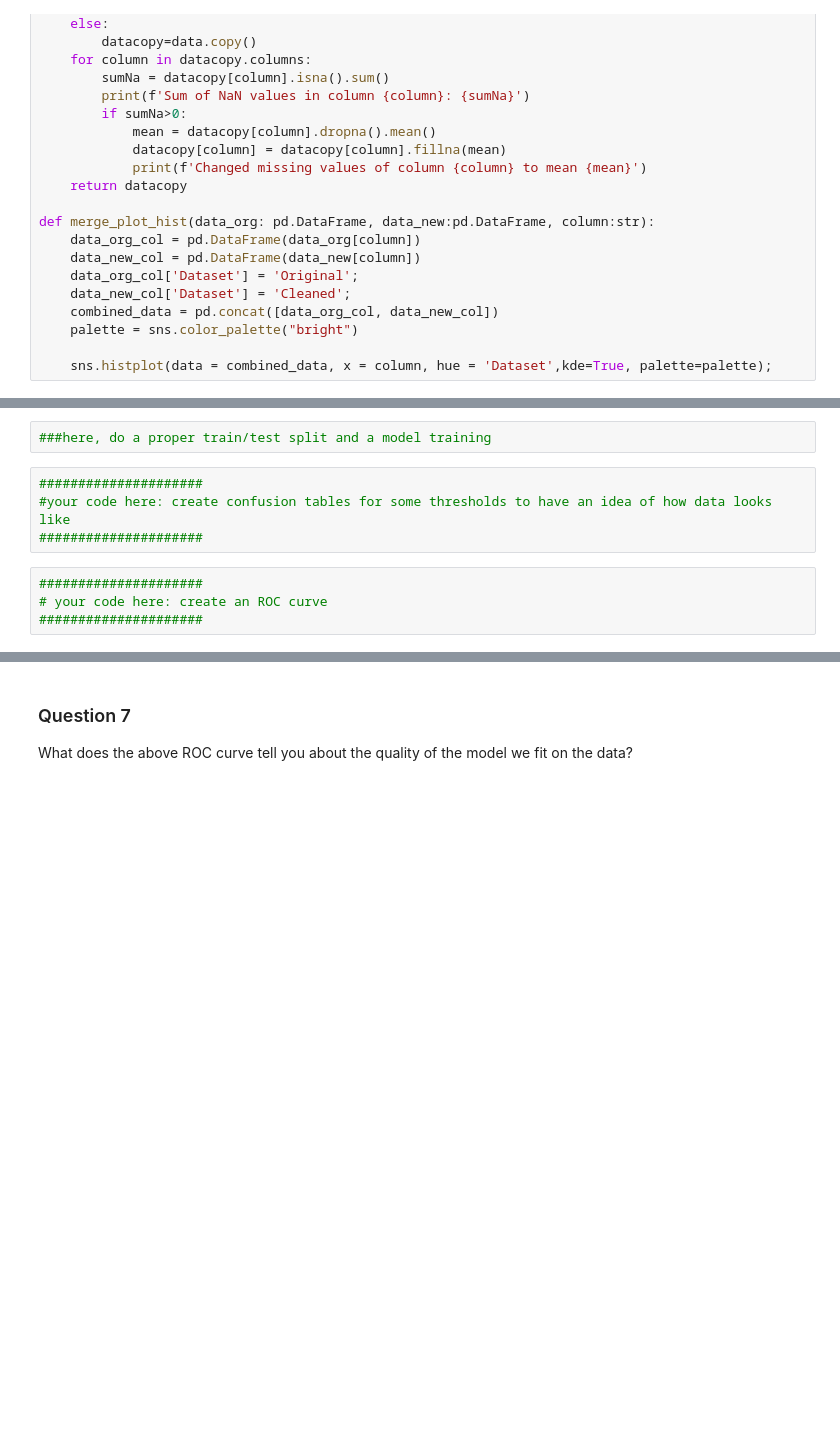
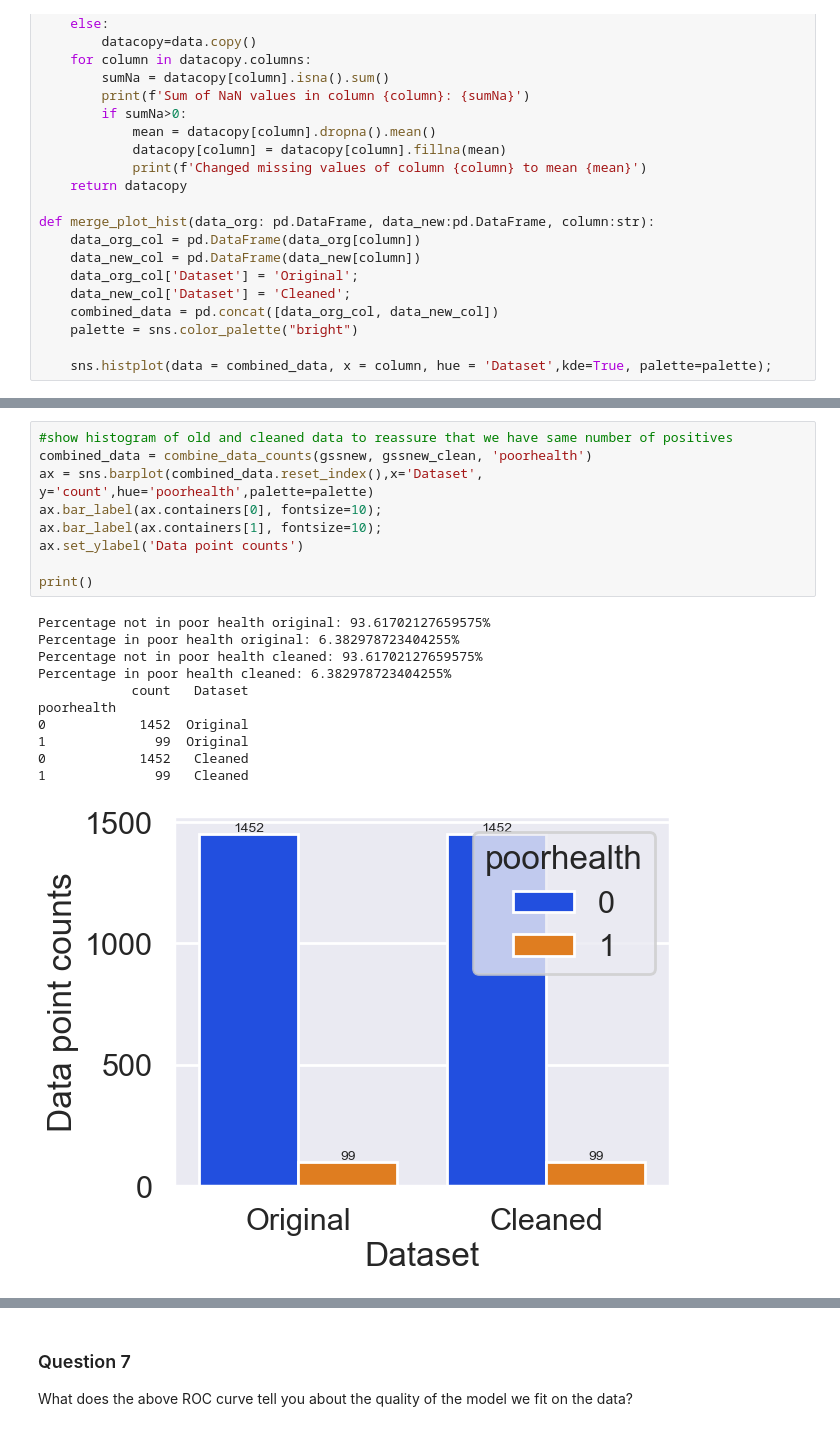
Before and after one commit to noah18c/Data_analysis, a Jupyter notebook: clinic_3/clinic3_starter_2024.ipynb, the cells around one changed output, grey strips where cells are left out. Saved outputs shown, nothing was run; the diff lists cells and outputs as text; blank space fills up the shorter version.

```diff
--- a/clinic_3/clinic3_starter_2024.ipynb
+++ b/clinic_3/clinic3_starter_2024.ipynb
@@ -533,11 +537,22 @@ Sum of NaN values in column race_white: 0
 [figure]
-# %%
-###here, do a proper train/test split and a model training
-# %%
-#####################
-#your code here: create confusion tables for some thresholds to have an idea of how data looks like
-#####################
-# %%
-#####################
-# your code here: create an ROC curve
-#####################
+# %%
+#show histogram of old and cleaned data to reassure that we have same number of positives
+combined_data = combine_data_counts(gssnew, gssnew_clean, 'poorhealth')
+ax = sns.barplot(combined_data.reset_index(),x='Dataset', y='count',hue='poorhealth',palette=palette)
+ax.bar_label(ax.containers[0], fontsize=10);
+ax.bar_label(ax.containers[1], fontsize=10);
+ax.set_ylabel('Data point counts')
+
+print()
+# %% [output]
+Percentage not in poor health original: 93.61702127659575%
+Percentage in poor health original: 6.382978723404255%
+Percentage not in poor health cleaned: 93.61702127659575%
+Percentage in poor health cleaned: 6.382978723404255%
+            count   Dataset
+poorhealth
+0            1452  Original
+1              99  Original
+0            1452   Cleaned
+1              99   Cleaned
+[figure, added]
```
Also changed, not shown: parts of 13 cells of this notebook, 1 other file.
